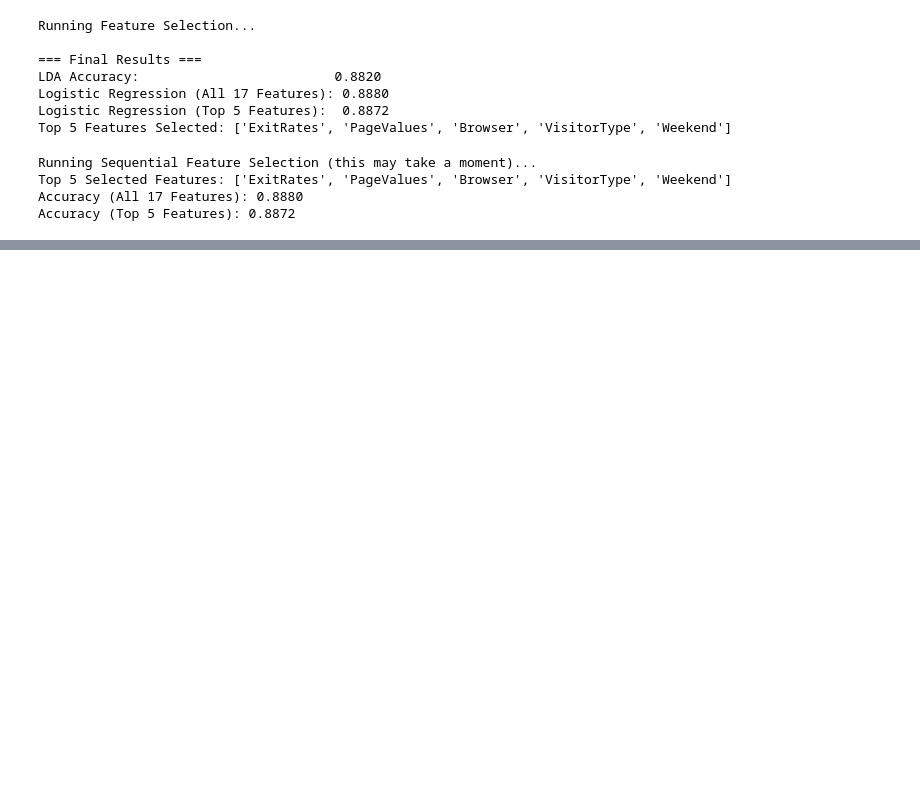
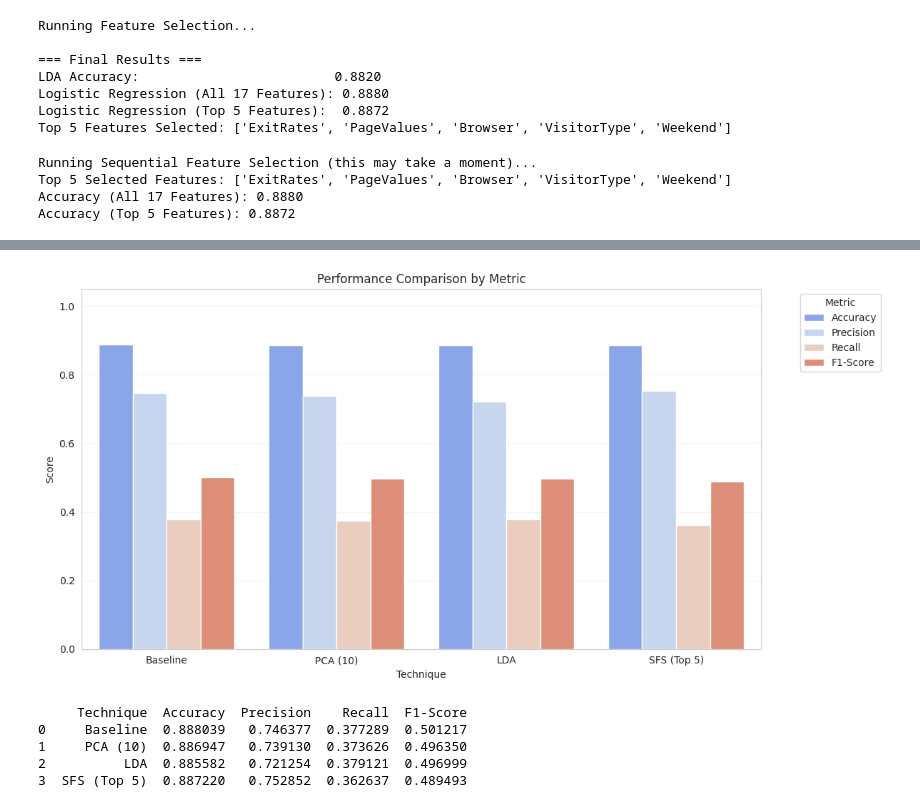
Before and after one commit to akay6483/mmml-ecommerce, a Jupyter notebook: notebook/m1/dimensionality.ipynb, the cells around one changed output, grey strips where cells are left out. Drawn from its saved outputs; the diff is of its cells as text; code cells hidden in the pictures; blank space fills up the shorter version.

```diff
--- a/notebook/m1/dimensionality.ipynb
+++ b/notebook/m1/dimensionality.ipynb
@@ -177,0 +261,64 @@ plt.show()
+# %%
+from sklearn.metrics import accuracy_score, recall_score, precision_score, f1_score
+from sklearn.decomposition import PCA
+from sklearn.discriminant_analysis import LinearDiscriminantAnalysis as LDA
+from sklearn.feature_selection import SequentialFeatureSelector
+from sklearn.linear_model import LogisticRegression
+import pandas as pd
+import matplotlib.pyplot as plt
+import seaborn as sns
+
+results = []
+
+def run_and_log(X_tr, X_te, name):
+    clf = LogisticRegression(max_iter=1000, random_state=42)
+    clf.fit(X_tr, y_train)
+    y_pred = clf.predict(X_te)
+
+    results.append({
+        'Technique': name,
+        'Accuracy': accuracy_score(y_test, y_pred),
+        'Precision': precision_score(y_test, y_pred, pos_label=1, zero_division=0),
+        'Recall': recall_score(y_test, y_pred, pos_label=1),
+        'F1-Score': f1_score(y_test, y_pred, pos_label=1)
+    })
+
+# Corrected to use X_train and X_test which are already scaled
+run_and_log(X_train, X_test, "Baseline")
+
+pca = PCA(n_components=10)
+X_train_pca = pca.fit_transform(X_train)
+X_test_pca = pca.transform(X_test)
+run_and_log(X_train_pca, X_test_pca, "PCA (10)")
+
+lda = LDA(n_components=1)
+X_train_lda = lda.fit_transform(X_train, y_train)
+X_test_lda = lda.transform(X_test)
+run_and_log(X_train_lda, X_test_lda, "LDA")
+
+# Make sure X_train_sfs and X_test_sfs are defined from a previous cell or within this cell
+# Assuming they are defined from the previous SFS cell
+run_and_log(X_train_sfs, X_test_sfs, "SFS (Top 5)")
+
+df_results = pd.DataFrame(results)
+
+df_melted = df_results.melt(id_vars="Technique", var_name="Metric", value_name="Score")
+
+plt.figure(figsize=(12, 6))
+sns.barplot(data=df_melted, x="Technique", y="Score", hue="Metric", palette="coolwarm")
+
+plt.title("Performance Comparison by Metric")
+plt.ylim(0, 1.05)
+plt.ylabel("Score")
+plt.legend(title="Metric", bbox_to_anchor=(1.05, 1), loc='upper left')
+plt.grid(axis='y', linestyle='--', alpha=0.3)
+plt.tight_layout()
+plt.show()
+print(df_results)
+# %% [output]
+[figure, added]
+     Technique  Accuracy  Precision    Recall  F1-Score
+0     Baseline  0.888039   0.746377  0.377289  0.501217
+1     PCA (10)  0.886947   0.739130  0.373626  0.496350
+2          LDA  0.885582   0.721254  0.379121  0.496999
+3  SFS (Top 5)  0.887220   0.752852  0.362637  0.489493
```
Also changed, not shown: parts of 4 cells of this notebook.
